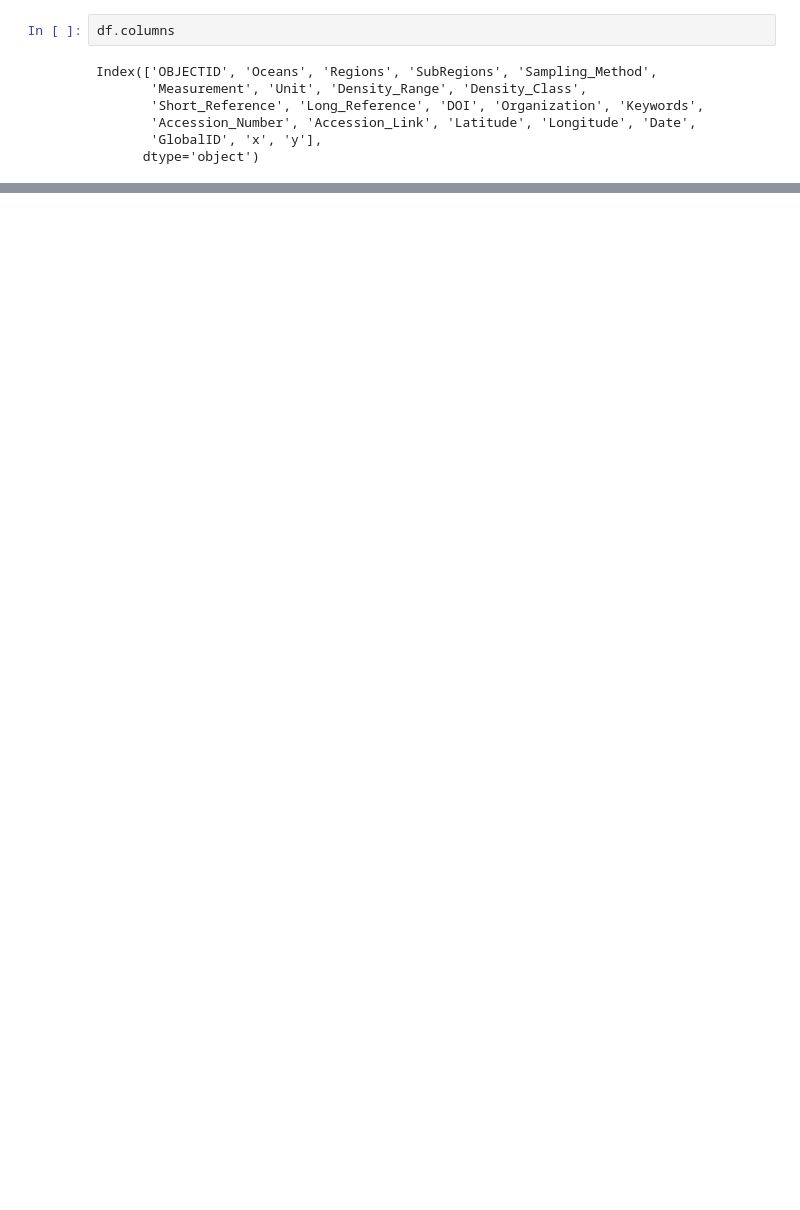
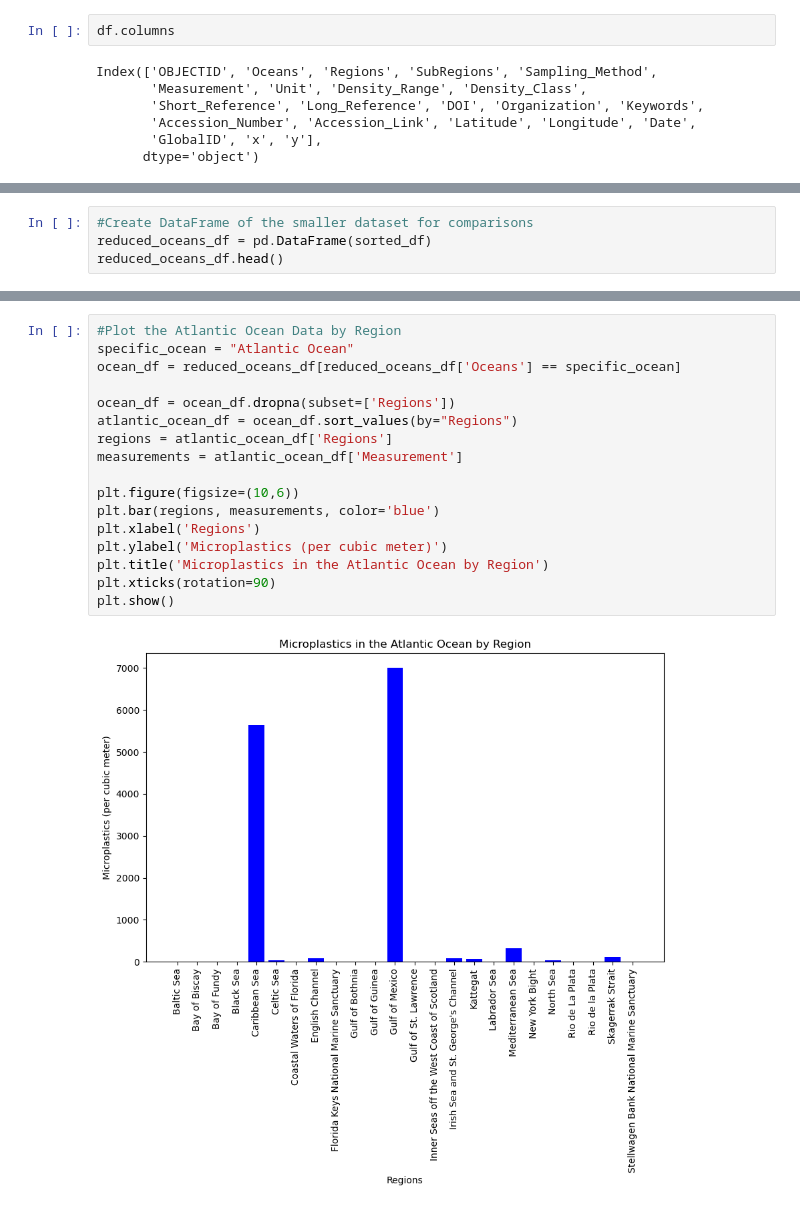
Before and after one commit to emilybomber/Project-3, a Jupyter notebook: Microplastic_JNotebook.ipynb, the cells around one changed output, grey strips where cells are left out. Cells and saved outputs as stored; diff of their text form; blank space fills up the shorter version.

```diff
--- a/Microplastic_JNotebook.ipynb
+++ b/Microplastic_JNotebook.ipynb
@@ -80,0 +170,4 @@ Index(['OBJECTID', 'Oceans', 'Regions', 'SubRegions', 'Sampling_Method',
+# %%
+#Create DataFrame of the smaller dataset for comparisons
+reduced_oceans_df = pd.DataFrame(sorted_df)
+reduced_oceans_df.head()
@@ -80,0 +181,19 @@ Index(['OBJECTID', 'Oceans', 'Regions', 'SubRegions', 'Sampling_Method',
+# %%
+#Plot the Atlantic Ocean Data by Region
+specific_ocean = "Atlantic Ocean"
+ocean_df = reduced_oceans_df[reduced_oceans_df['Oceans'] == specific_ocean]
+
+ocean_df = ocean_df.dropna(subset=['Regions'])
+atlantic_ocean_df = ocean_df.sort_values(by="Regions")
+regions = atlantic_ocean_df['Regions']
+measurements = atlantic_ocean_df['Measurement']
+
+plt.figure(figsize=(10,6))
+plt.bar(regions, measurements, color='blue')
+plt.xlabel('Regions')
+plt.ylabel('Microplastics (per cubic meter)')
+plt.title('Microplastics in the Atlantic Ocean by Region')
+plt.xticks(rotation=90)
+plt.show()
+# %% [output]
+[figure, added]
```
Also changed, not shown: parts of 17 cells of this notebook.
